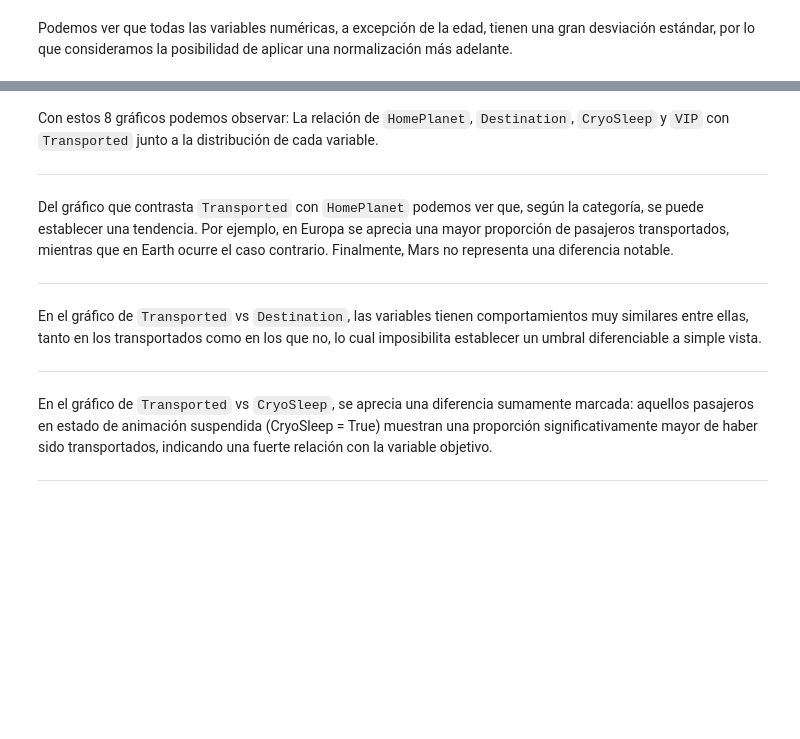
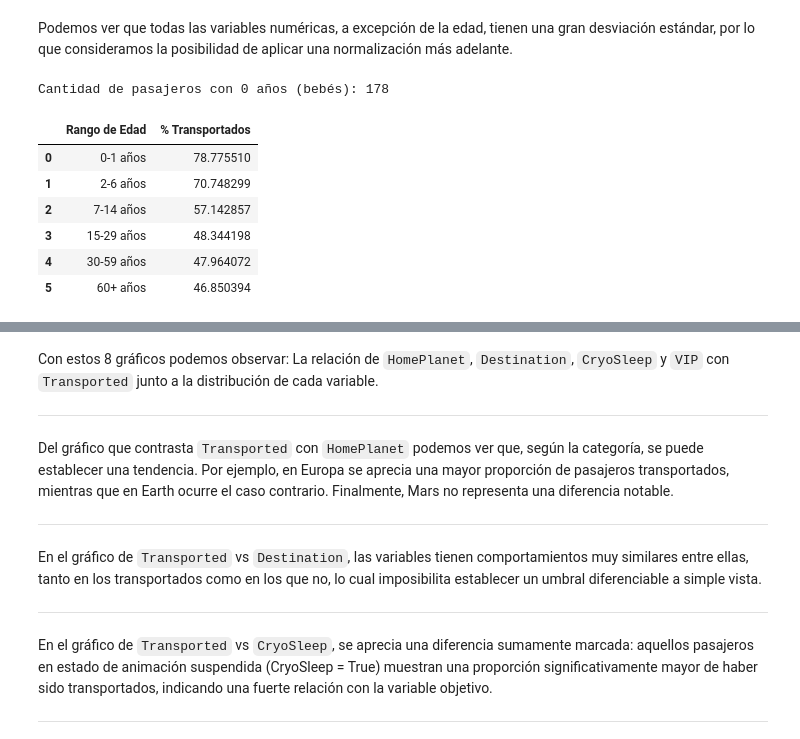
Before and after one commit to Sam-eb/Modelos-1-2026-2, a Jupyter notebook: Proyecto_Modelos_1.ipynb, the cells around one changed output, grey strips where cells are left out. Cells and saved outputs as stored; diff of their text form; code cells hidden in the pictures; blank space fills up the shorter version.

```diff
--- a/Proyecto_Modelos_1.ipynb
+++ b/Proyecto_Modelos_1.ipynb
@@ -61,2 +143,30 @@ data_set._get_numeric_data().describe().T
 # %% [markdown]
 Podemos ver que todas las variables numéricas, a excepción de la edad, tienen una gran desviación estándar, por lo que consideramos la posibilidad de aplicar una normalización más adelante.
+# %%
+# Contar cuántos pasajeros tienen exactamente 0 años
+nro_bebes_cero = (data_set['Age'] == 0).sum()
+print(f"Cantidad de pasajeros con 0 años (bebés): {nro_bebes_cero}\n")
+
+# Crear rangos de edad para analizar la tasa de transportados
+edad_temp = data_set[['Age', 'Transported']].dropna().copy()
+
+# Definimos rangos
+intervalos = [-1, 1, 6, 14, 29, 59, 100]
+etiquetas = ['0-1 años', '2-6 años', '7-14 años', '15-29 años', '30-59 años','60+ años']
+edad_temp['Rango_Edad'] = pd.cut(edad_temp['Age'], bins=intervalos, labels=etiquetas)
+
+# Calcular porcentaje de transportados por rango de edad
+tasa_por_edad = edad_temp.groupby('Rango_Edad', observed=False)['Transported'].mean().reset_index()
+tasa_por_edad['Transported'] = tasa_por_edad['Transported'] * 100
+tasa_por_edad.columns = ['Rango de Edad', '% Transportados']
+
+display(tasa_por_edad)
+# %% [output]
+Cantidad de pasajeros con 0 años (bebés): 178
+|  | Rango de Edad | % Transportados |
+| 0 | 0-1 años | 78.775510 |
+| 1 | 2-6 años | 70.748299 |
+| 2 | 7-14 años | 57.142857 |
+| 3 | 15-29 años | 48.344198 |
+| 4 | 30-59 años | 47.964072 |
+| 5 | 60+ años | 46.850394 |
```
Also changed, not shown: parts of 19 cells of this notebook.
